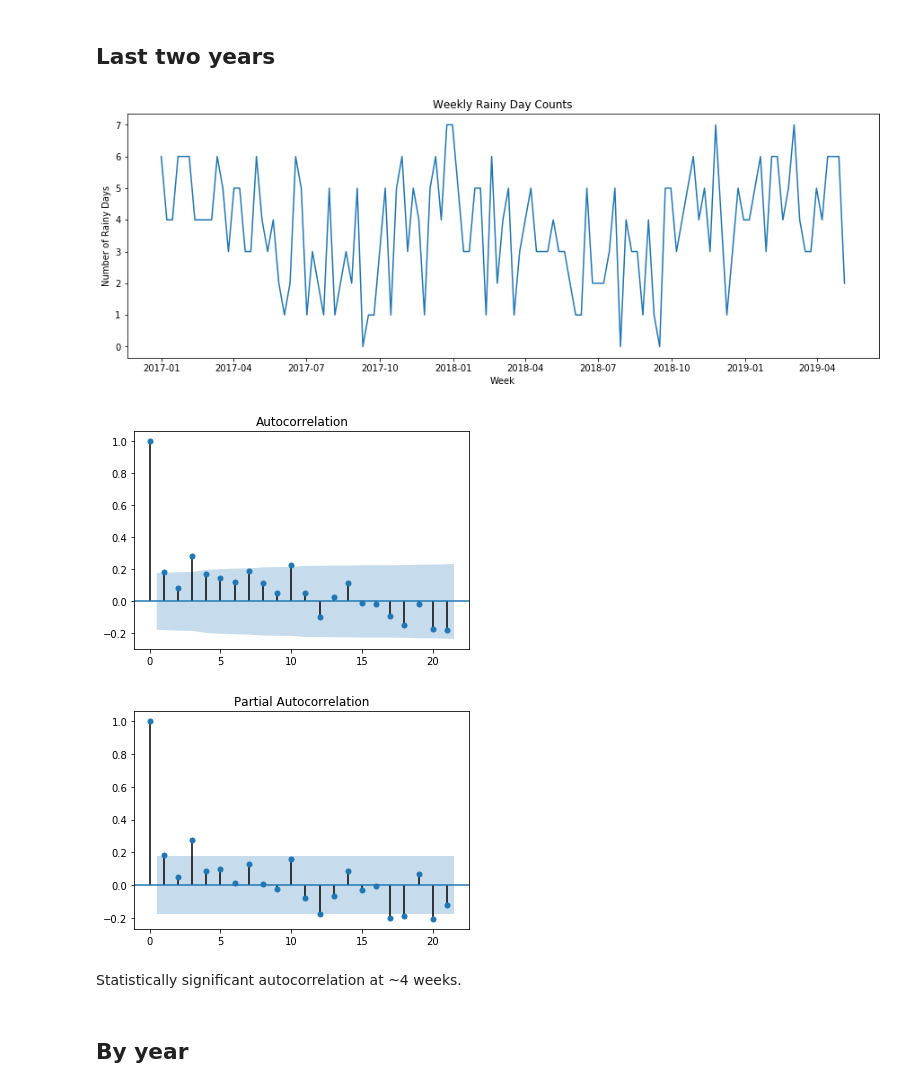
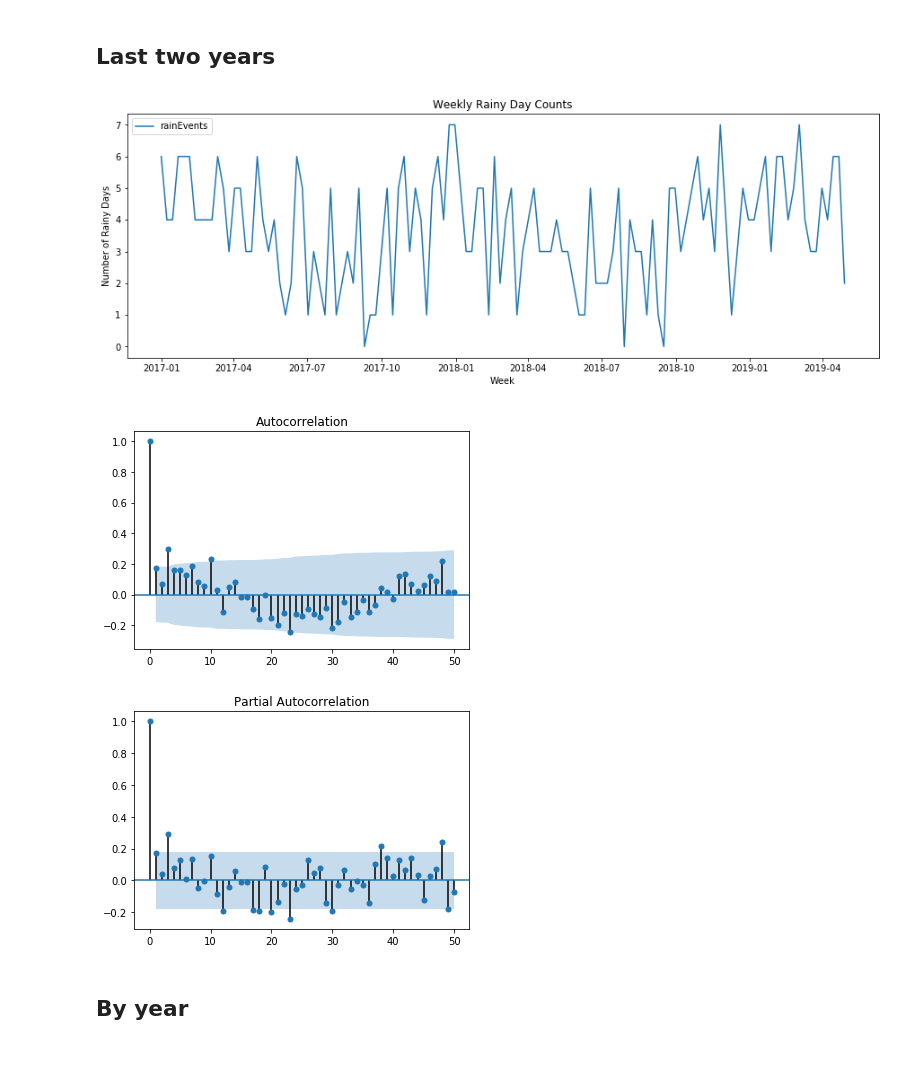
Before and after one commit to calvdee/london-ontario-rain-event-model, a Jupyter notebook: notebooks/3-Univariate Time Series Models.ipynb, the cells around one changed output. Drawn from its saved outputs; the diff is of its cells as text; code cells hidden in the pictures; blank space fills up the shorter version.

```diff
--- a/notebooks/3-Univariate Time Series Models.ipynb
+++ b/notebooks/3-Univariate Time Series Models.ipynb
@@ -21,6 +30,6 @@ The purpose of this notebook is to experiment with different time series methods
 # %% [markdown]
 # Data
 # %%
-weather = pd.read_csv('../data/notebook1_weather_by_day_2019-05-09.csv', parse_dates=['date']).set_index('date')
-weather.head()
+weekly_counts = pd.read_csv('../data/processed/weekly-rain-day-counts.csv', parse_dates=['date']).set_index('date')
+weekly_counts.head()
 # %% [output]
@@ -85,22 +84,20 @@ Likely many different lags with statistically significant autocorrelations due t
 ## Last two years
 # %%
 plt.figure(figsize=(15,5))
-sns.lineplot(data=targets[targets.index >= '2017-01-01']).set(
+sns.lineplot(data=weekly_counts['2017-01-01':]).set(
   title='Weekly Rainy Day Counts',
   xlabel='Week',
   ylabel='Number of Rainy Days');
 # %% [output]
-[figure, old version]
+[figure, new version]
 # %%
-plot_acf(targets[targets.index >= '2017-01-01']);
+plot_acf(weekly_counts['2017-01-01':], lags=50);
 # %% [output]
-[figure, old version]
+[figure, new version]
 # %%
-plot_pacf(targets[targets.index >= '2017-01-01']);
+plot_pacf(weekly_counts['2017-01-01':], lags=50);
 # %% [output]
-[figure, old version]
+[figure, new version]
-# %% [markdown]
-Statistically significant autocorrelation at ~4 weeks.
 # %% [markdown]
 ## By year
 # %%
```
Also changed, not shown: parts of 60 cells of this notebook, 7 other files.
